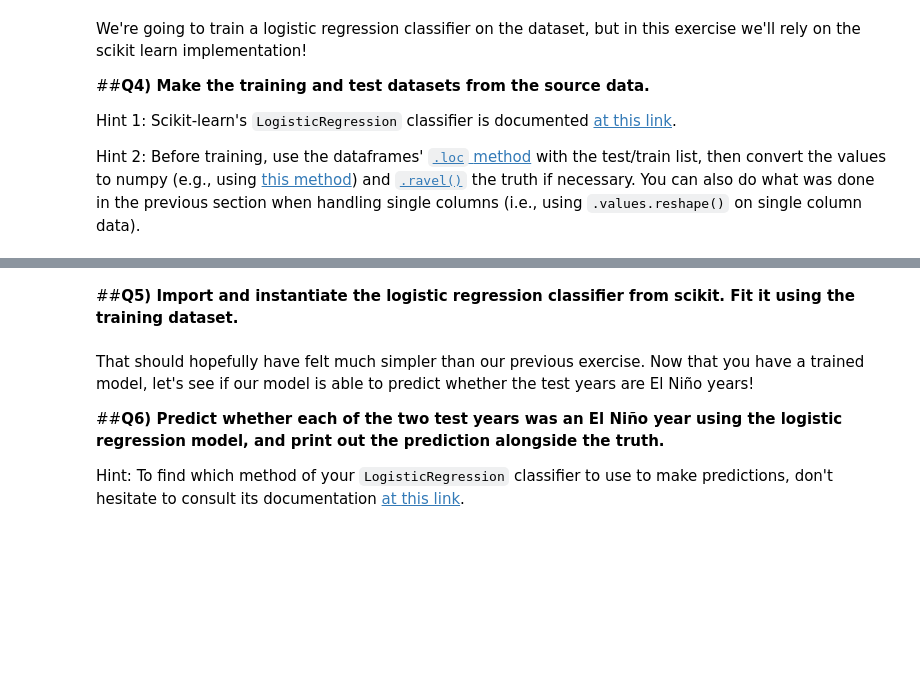
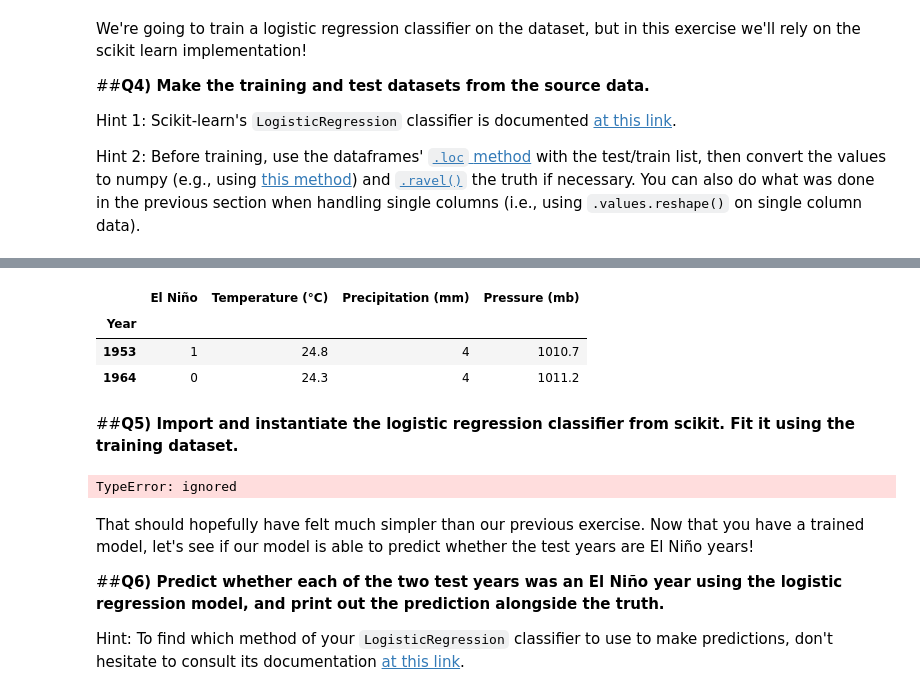
Before and after one commit to Etienne-98/2022_ML_EES, a Jupyter notebook: Labs/S1_3_Statistical_Forecasting.ipynb, the cells around one changed output, grey strips where cells are left out. Drawn from its saved outputs; the diff is of its cells as text; code cells hidden in the pictures; blank space fills up the shorter version.

Commit message:
S1-3 qu5 error

```diff
--- a/Labs/S1_3_Statistical_Forecasting.ipynb
+++ b/Labs/S1_3_Statistical_Forecasting.ipynb
@@ -248,2 +286,9 @@ A3_df.head(5)
+# %%
+A3_df.loc[test]
+# %% [output]
+|  | El Niño | Temperature (°C) | Precipitation (mm) | Pressure (mb) |
+| Year |  |  |  |  |
+| 1953 | 1 | 24.8 | 4 | 1010.7 |
+| 1964 | 0 | 24.3 | 4 | 1011.2 |
 # %%
 # Get the training and testing dataframes
@@ -269,6 +314,8 @@ log_reg = _______()
 # %%
 # Fit the logistic regression to the training set
-log_reg._______(_______, _______)
+log_reg.fit(X_train, y_train)
+# %% [output]
+TypeError: ignored
 # %% [markdown]
 That should hopefully have felt much simpler than our previous exercise. Now that you have a trained model, let's see if our model is able to predict whether the test years are El Niño years!
 
```
Also changed, not shown: parts of 8 cells of this notebook.
